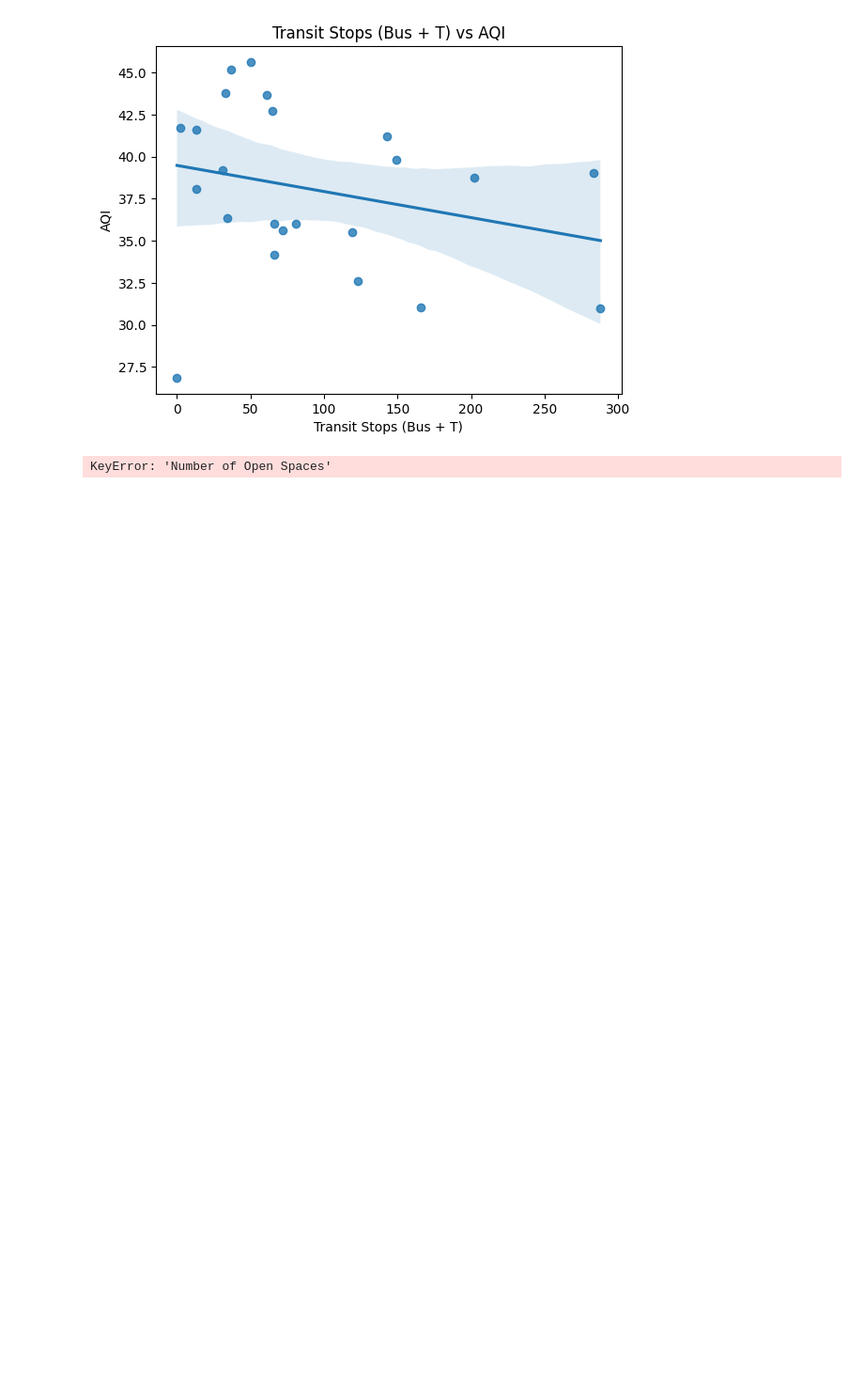
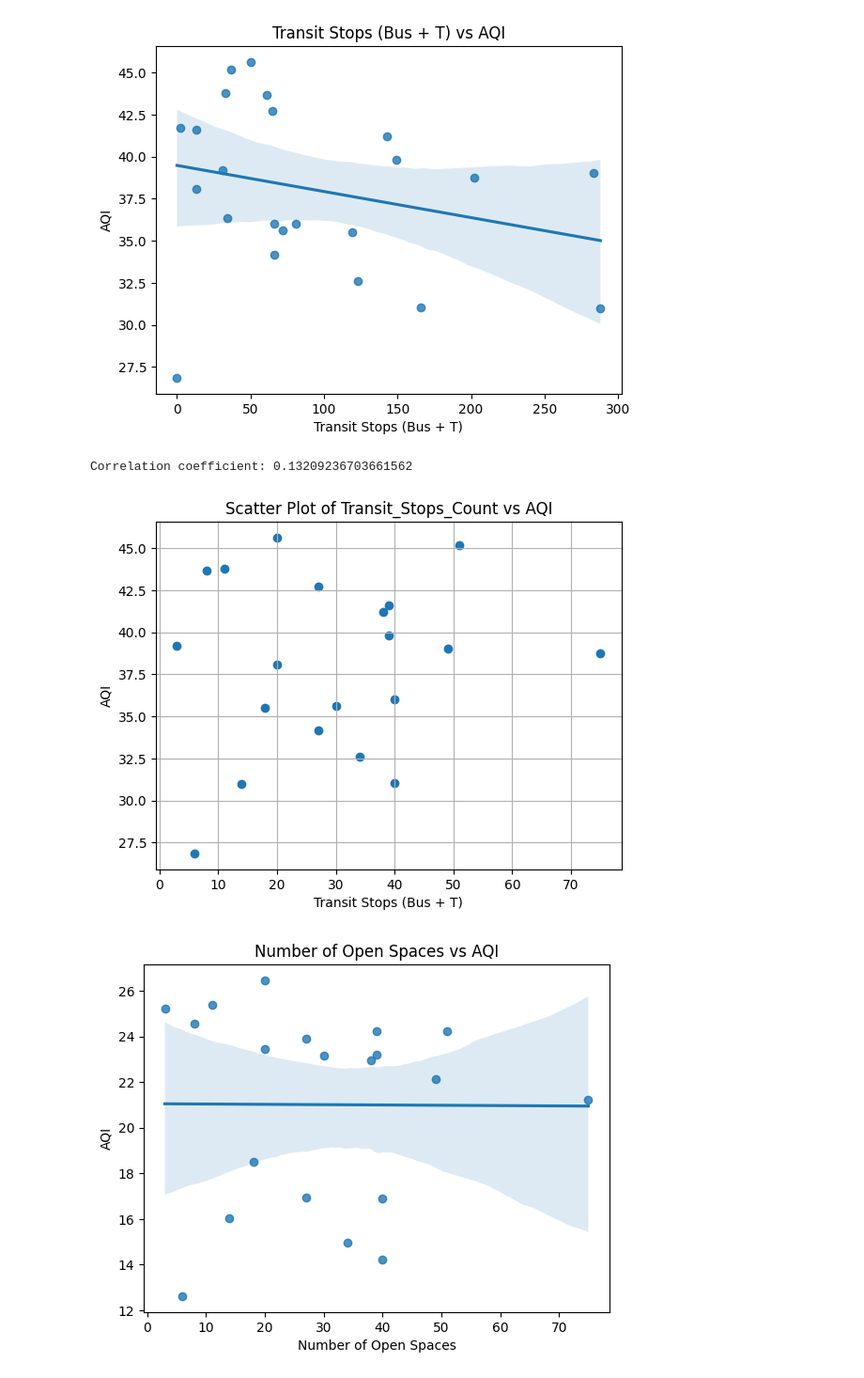
Before and after one commit to BU-Spark/ds-boston-transit-air-quality, a Jupyter notebook: fa23-team-f/data/Google AQI/analysis.ipynb, the cells around one changed output. Shown at 94% size. Drawn from its saved outputs; the diff is of its cells as text; code cells hidden in the pictures; blank space fills up the shorter version.

```diff
--- a/fa23-team-f/data/Google AQI/analysis.ipynb
+++ b/fa23-team-f/data/Google AQI/analysis.ipynb
@@ -175,25 +191,27 @@ Correlation coefficient: -0.25917499476902045
 # %%
 df = pd.read_csv('result.csv')
 
 
-correlation = df['Number of Open Spaces'].corr(df['CO'])
+correlation = df['Number of Open Spaces'].corr(df['AQI'])
 
 print(f"Correlation coefficient: {correlation}")
 
-plt.scatter(df['Number of Open Spaces'], df['CO'])
+plt.scatter(df['Number of Open Spaces'], df['AQI'])
 plt.title('Scatter Plot of Transit_Stops_Count vs AQI')
 plt.xlabel('Transit Stops (Bus + T)')
 plt.ylabel('AQI')
 plt.grid(True)
 plt.show()
 
-sns.regplot(x='Number of Open Spaces', y='CO', data=df)
+sns.regplot(x='Number of Open Spaces', y='NO2', data=df)
 plt.xlabel('Number of Open Spaces')
 plt.ylabel('AQI')
 plt.title('Number of Open Spaces vs AQI')
 plt.show()
 # %% [output]
-KeyError: 'Number of Open Spaces'
+Correlation coefficient: 0.13209236703661562
+[figure, added]
+[figure, added]
 # %%
 df = pd.read_csv('resulthealth.csv')
 asthma = 'CASTHMA_CrudePrev'
```
Also changed, not shown: parts of 4 cells of this notebook, 12 other files.
